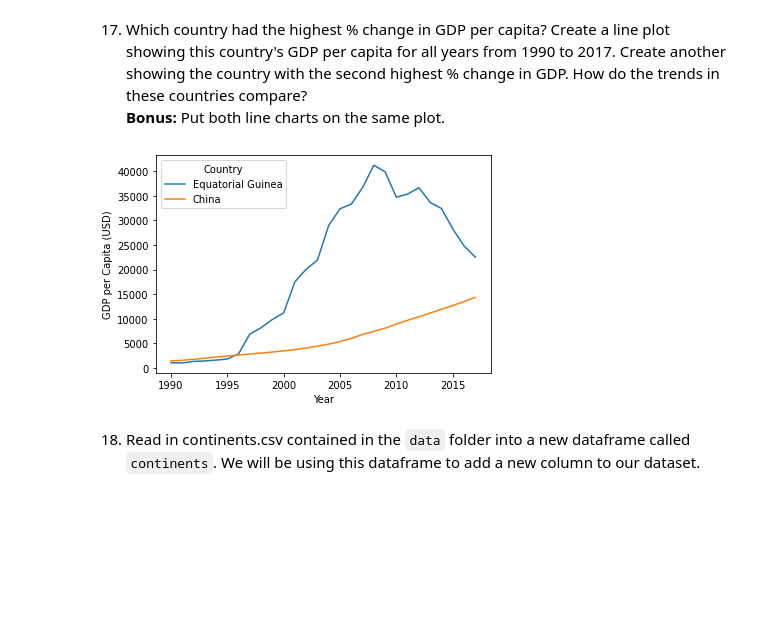
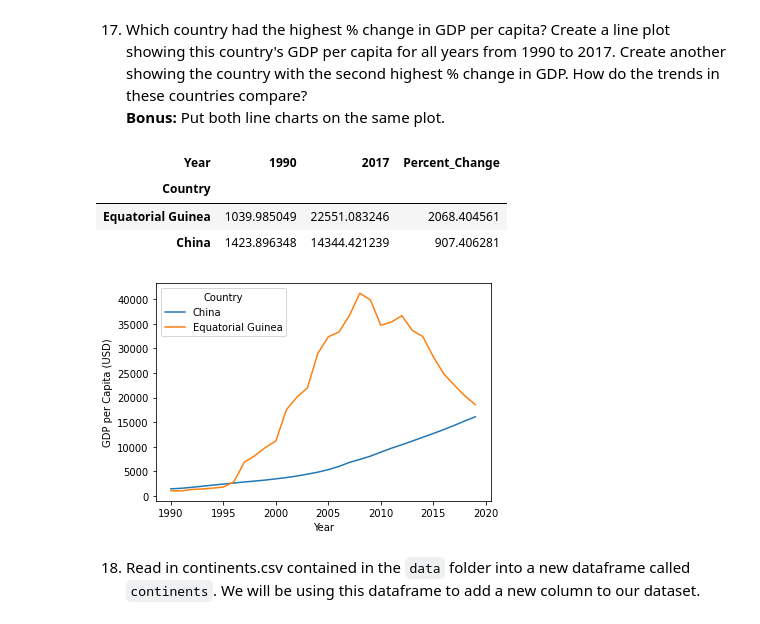
Before and after one commit to nss-data-science-cohort-5/un_exploration-rohitrvenkat, a Jupyter notebook: notebooks/UN_Data_Exploration.ipynb, the cells around one changed output. Saved outputs shown, nothing was run; the diff lists cells and outputs as text; code cells hidden in the pictures; blank space fills up the shorter version.

```diff
--- a/notebooks/UN_Data_Exploration.ipynb
+++ b/notebooks/UN_Data_Exploration.ipynb
@@ -196,13 +247,19 @@ display(sum(gdp_pivoted['Percent_Change'] < 0))
 17. Which country had the highest % change in GDP per capita? Create a line plot showing this country's GDP per capita for all years from 1990 to 2017. Create another showing the country with the second highest % change in GDP. How do the trends in these countries compare?
     **Bonus:** Put both line charts on the same plot.
 # %%
-gdp_pivoted_sorted = gdp_pivoted.sort_values('Percent_Change', ascending = False)
-gdp_pivoted_sorted.loc['Equatorial Guinea':'China', 1990:2017].T.plot()
+display(gdp_pivoted.sort_values('Percent_Change', ascending = False).head(2))
+
+gdp_plot_data = gdp_df[gdp_df['Country'].isin(['Equatorial Guinea', 'China'])]
+sns.lineplot(data = gdp_plot_data, x = 'Year', y = 'GDP_Per_Capita', hue = 'Country')
 plt.ylabel('GDP per Capita (USD)');
 
 # Equatorial Guinea and China had the first and second highest percent change in GDP, respectively.
 # %% [output]
+| Year | 1990 | 2017 | Percent_Change |
+| Country |  |  |  |
+| Equatorial Guinea | 1039.985049 | 22551.083246 | 2068.404561 |
+| China | 1423.896348 | 14344.421239 | 907.406281 |
-[figure, old version]
+[figure, new version]
 # %% [markdown]
 18. Read in continents.csv contained in the `data` folder into a new dataframe called `continents`. We will be using this dataframe to add a new column to our dataset.
 # %%
```
Also changed, not shown: parts of 32 cells of this notebook.
